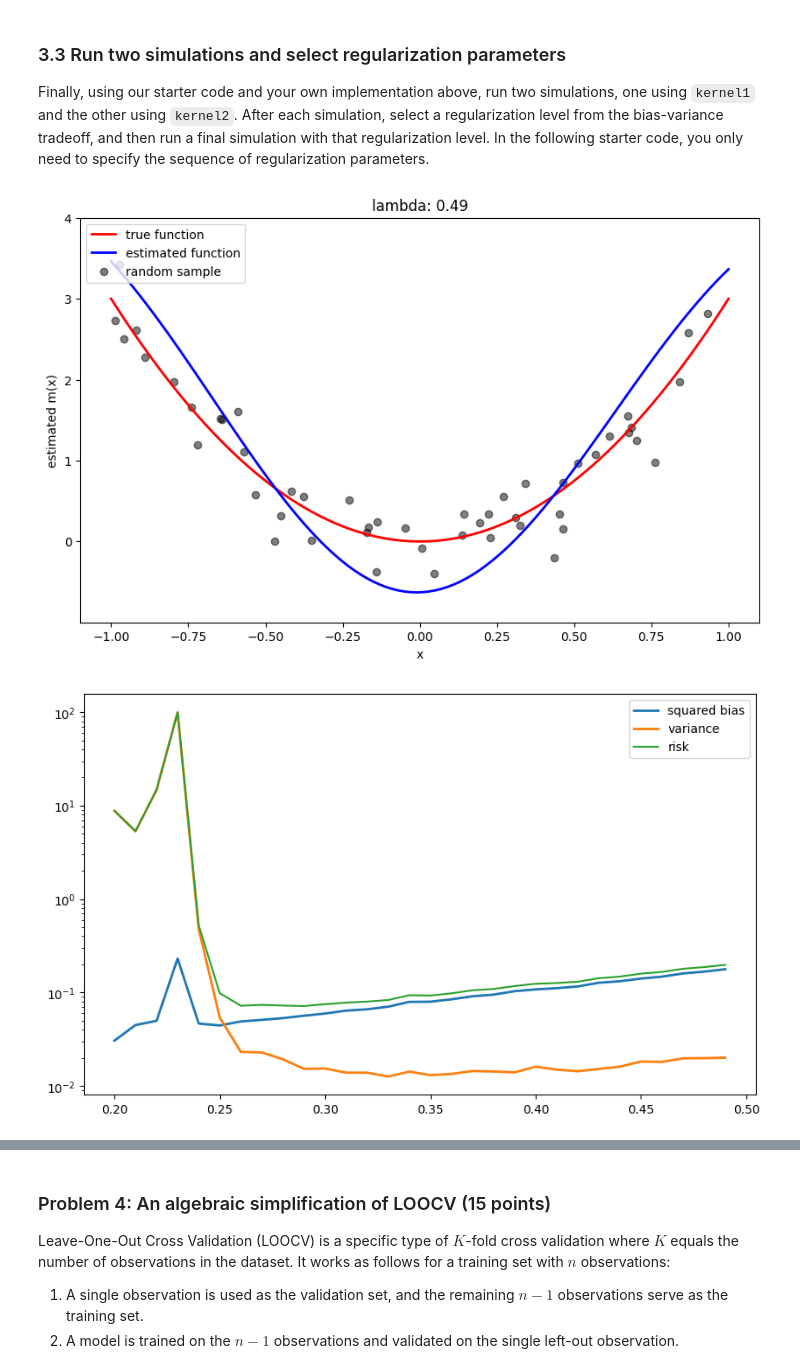
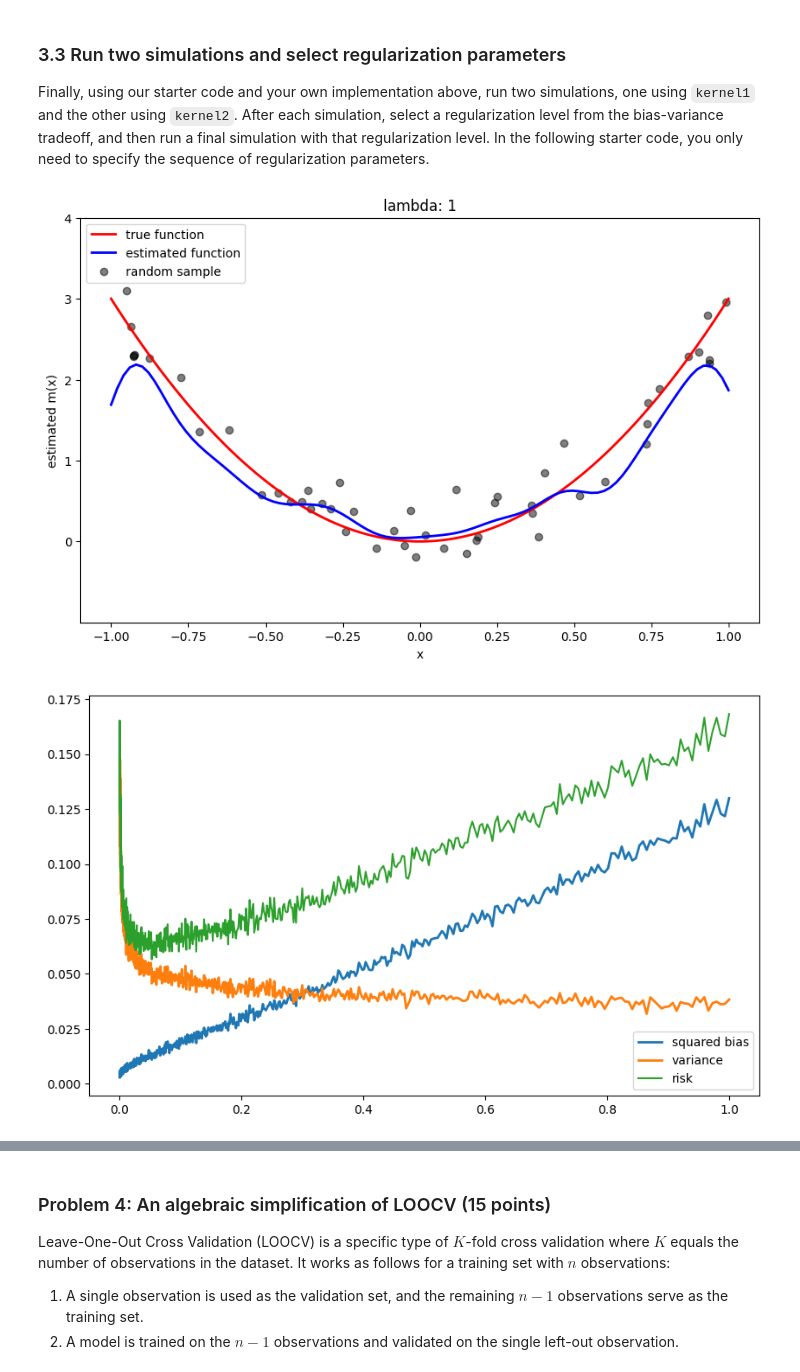
Before and after one commit to RobertKZB/RobertKZB, a Jupyter notebook: assignments/assn1/assn1.ipynb, the cells around one changed output, grey strips where cells are left out. Drawn from its saved outputs; the diff is of its cells as text; code cells hidden in the pictures.

```diff
--- a/assignments/assn1/assn1.ipynb
+++ b/assignments/assn1/assn1.ipynb
@@ -82,7 +82,8 @@ ys = (y_raw-np.mean(y_raw))/np.std(y_raw)
 # %%
-FeatureList =  ['age', 'sex', 'bmi', 'bp', 'cholesterol', 'LDL', 'HDL', 'cholesterol/HDL ratio', 'triglycerides', 'blood sugar']
+FeatureList =  np.array(['age', 'sex', 'bmi', 'bp', 'cholesterol', 'LDL', 'HDL', 'cholesterol/HDL ratio', 'triglycerides', 'blood sugar'])
 # %%
-alpha = np.arange(0.01,10,0.01)
+#alpha = np.arange(0.001,5,0.01)
+alpha = np.logspace(-4, 2, 10000)
 
 Coefs = []
 Coefs_Xs = []
@@ -97,12 +98,12 @@ for a in alpha:
   LassoReg.fit(Xs,ys)
   Coefs_XsYs.append(LassoReg.coef_)
 
-Coefs = np.array(Coefs)
+Coefs = np.array(Coefs) #Row is different alpha, column is feature
 Coefs_Xs = np.array(Coefs_Xs)
 Coefs_XsYs= np.array(Coefs_XsYs)
 
-fig = plt.figure(figsize=(10,24))
-ax = fig.subplots(3,1)
+fig = plt.figure(figsize=(10,16))
+ax = fig.subplots(2,1)
 #Plot without standardization
 for i in np.arange(Coefs.shape[1]):
   ax[0].plot(alpha, Coefs[:,i], label="{}".format(FeatureList[i]))
@@ -120,11 +121,11 @@ ax[1].set_ylabel("Standardized coefficients")
 ax[1].set_title("With X Standardization")
 ax[1].legend()
 #Plot with X and y standardization
-for i in np.arange(Coefs_XsYs.shape[1]):
-  ax[2].plot(alpha, Coefs_XsYs[:,i], label="{}".format(FeatureList[i]))
-ax[2].set_xscale('log')
-ax[2].set_xlabel("alpha")
-ax[2].set_ylabel("Standardized coefficients")
-ax[2].set_title("With X and y Standardization")
-ax[2].legend()
+#for i in np.arange(Coefs_XsYs.shape[1]):
+#  ax[2].plot(alpha, Coefs_XsYs[:,i], label="{}".format(FeatureList[i]))
+#ax[2].set_xscale('log')
+#ax[2].set_xlabel("alpha")
+#ax[2].set_ylabel("Standardized coefficients")
+#ax[2].set_title("With X and y Standardization")
+#ax[2].legend()
 # %% [output]
@@ -321,11 +434,14 @@ def run_simulation(kernel, lmbdas, show_bias_variance=True):
         sq_bias[i] = np.mean((np.mean(fhat[i], axis=0) - f)**2)
         variance[i] = np.mean(np.var(fhat[i], axis=0))
 
+    lmbda_hat = lmbdas[np.argmin(sq_bias+variance)]
+    print("Lambda_hat is {}".format(lmbda_hat)) #Print out Lambda_hat which leads to the smallest risk
+
     plt.figure(figsize=(10,6))
     plt.plot(lmbdas, sq_bias, label='squared bias', linewidth=2)
     plt.plot(lmbdas, variance, label='variance', linewidth=2)
     plt.plot(lmbdas, sq_bias + variance, label='risk')
-    plt.yscale("log") #
+    plt.axvline(lmbda_hat, color='red', label='lambda_hat')
     plt.legend()
     plt.show()
 # %% [markdown]
@@ -342,7 +458,7 @@ def mercer_kernel_regress(kernel, X, y, x, lmbda):
   for j in np.arange(K_train.shape[1]):
     K_train[:,j] = kernel(X,X[j])
   for i in np.arange(K_train.shape[0]):
-    K_train[i,i] = K_train[i,i]-lmbda
+    K_train[i,i] = K_train[i,i]+lmbda
   alpha = np.linalg.solve(K_train,y)
 
   K_test = np.zeros((len(x),len(X)))
@@ -353,7 +469,7 @@ def mercer_kernel_regress(kernel, X, y, x, lmbda):
   return fhat
 
 def kernel1(x,y): #x is ndarray, y is float
-  h=0.85
+  h=0.1
   return np.exp(-(x-y)**2/(2*h**2))
 
 
@@ -367,9 +483,9 @@ Finally, using our starter code and your own implementation above, run two simul
 using `kernel1` and the other using `kernel2`. After each simulation, select a regularization level from the bias-variance tradeoff, and then run a final simulation with that regularization level. In the following
 starter code, you only need to specify the sequence of regularization parameters.
 # %%
-lmbdas = np.arange(0.2,0.5,0.01)
+lmbdas = np.logspace(-3,0,1000)
 run_simulation(kernel1, lmbdas)
 # %% [output]
-[figure, old version]
+[figure, new version]
-[figure, old version]
+[figure, new version]
 # %%
```
Also changed, not shown: parts of 16 cells of this notebook.
